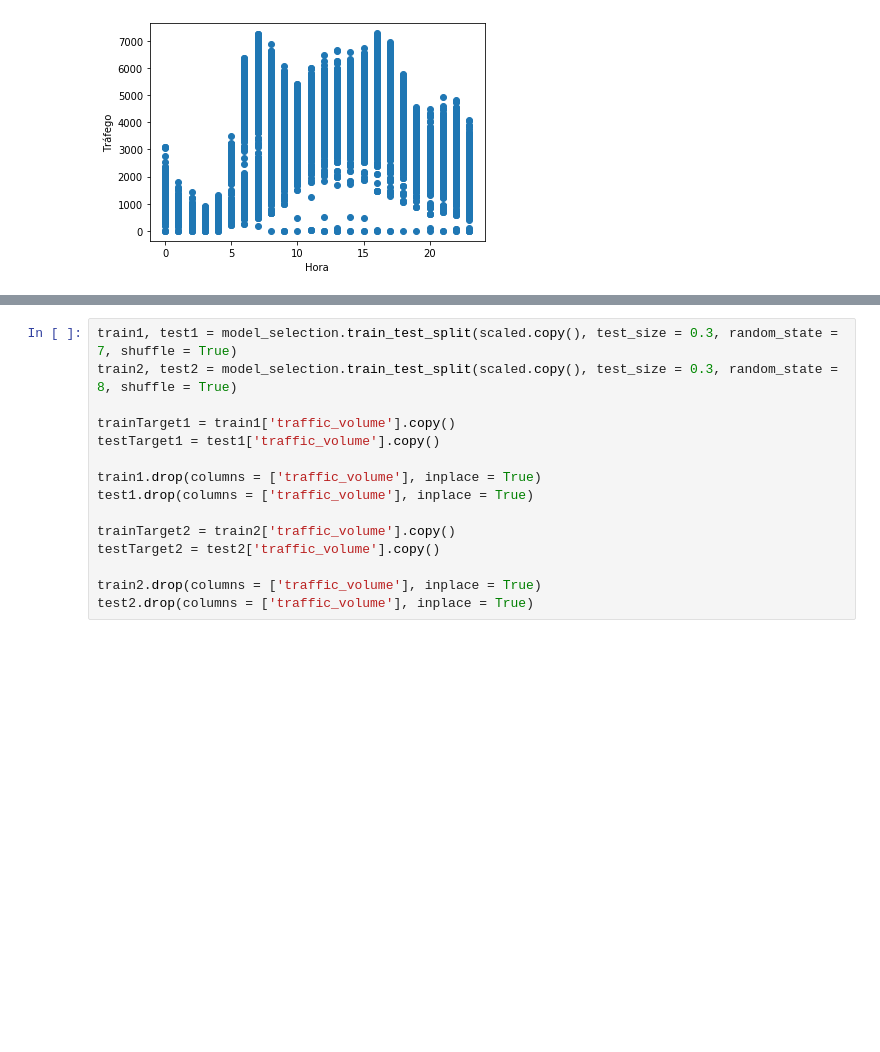
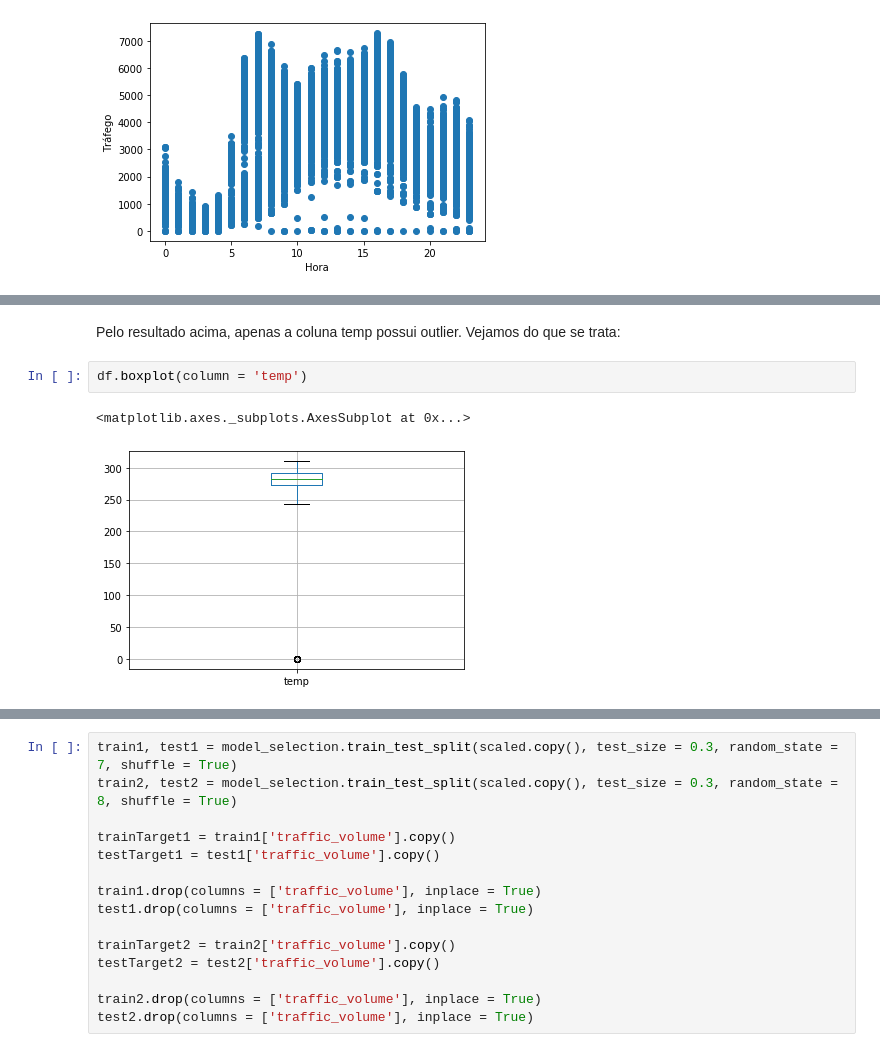
Before and after one commit to DefinitelyNotACactus/AI, a Jupyter notebook: Regression/Q2 - Regression.ipynb, the cells around one changed output, grey strips where cells are left out. Drawn from its saved outputs; the diff is of its cells as text; blank space fills up the shorter version.

```diff
--- a/Regression/Q2 - Regression.ipynb
+++ b/Regression/Q2 - Regression.ipynb
@@ -269,0 +312,7 @@ Ainda no gráfico acima é possível ver que existem vários outliers, contudo,
+# %% [markdown]
+Pelo resultado acima, apenas a coluna temp possui outlier. Vejamos do que se trata:
+# %%
+df.boxplot(column = 'temp')
+# %% [output]
+<matplotlib.axes._subplots.AxesSubplot at 0x...>
+[figure, added]
```
Also changed, not shown: parts of 47 cells of this notebook, 1 other file.
